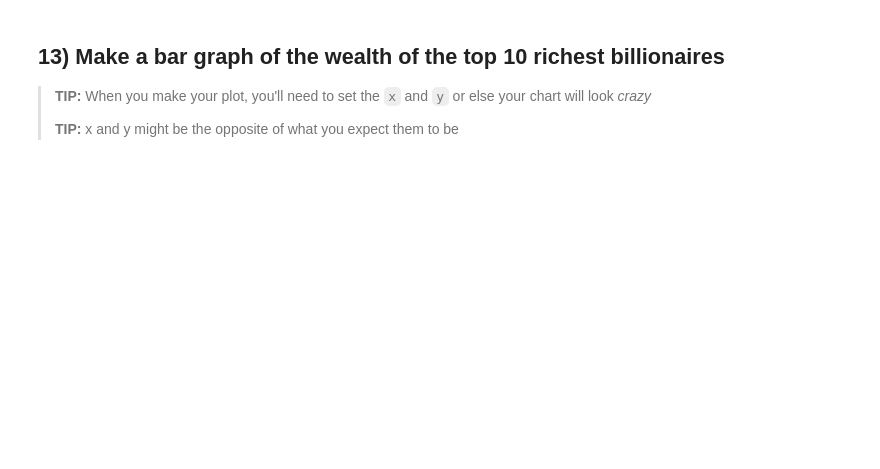
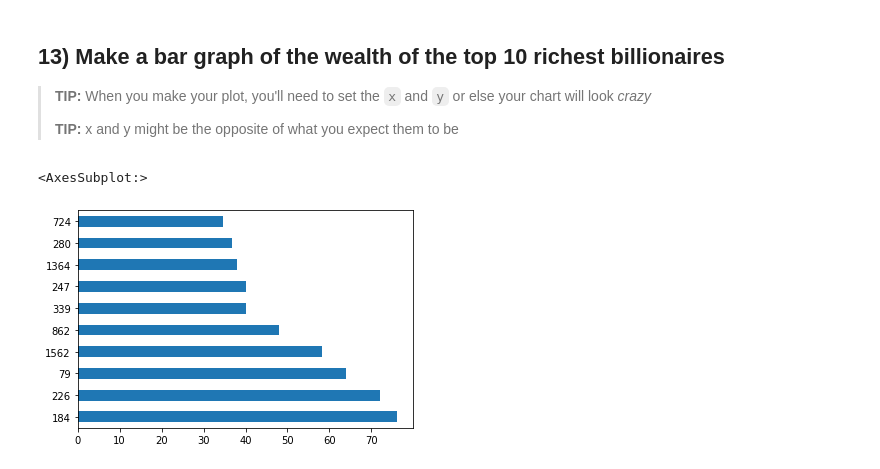
Before and after one commit to EMendy/Homework-5-animals, a Jupyter notebook: 02-Billionaires_Mendenhall.ipynb, the cells around one changed output. Saved outputs shown, nothing was run; the diff lists cells and outputs as text; code cells hidden in the pictures; blank space fills up the shorter version.

```diff
--- a/02-Billionaires_Mendenhall.ipynb
+++ b/02-Billionaires_Mendenhall.ipynb
@@ -97,3 +244,8 @@ I am **not** asking which country has the most billionaires - this is **total am
 > **TIP:** When you make your plot, you'll need to set the `x` and `y` or else your chart will look _crazy_
 >
 > **TIP:** x and y might be the opposite of what you expect them to be
+# %%
+df.networthusbillion.sort_values(ascending = False).head(10).plot(kind='barh', x = 'Net Worth Billions', y = 'index')
+# %% [output]
+<AxesSubplot:>
+[figure, added]
```
Also changed, not shown: parts of 24 cells of this notebook, 1 other file.
